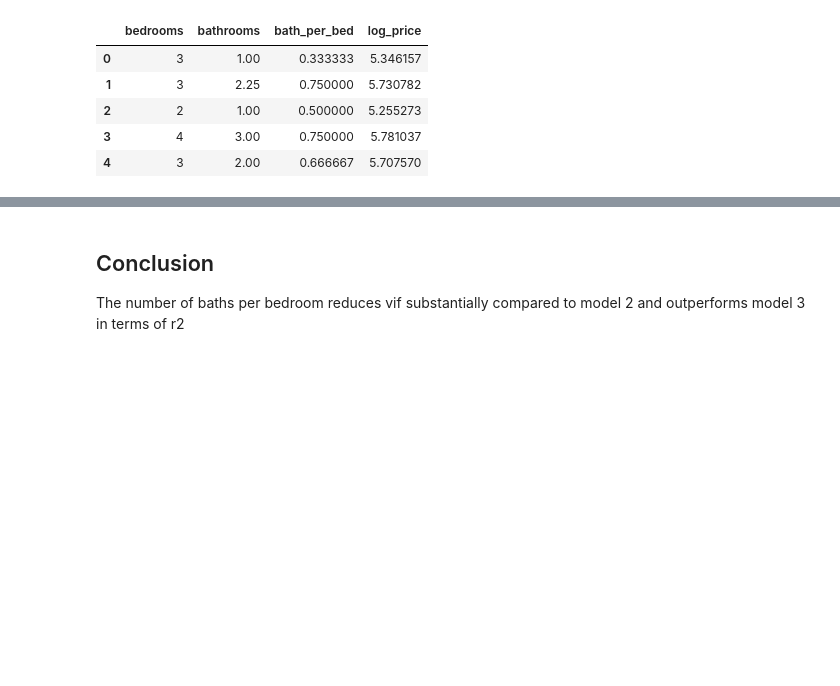
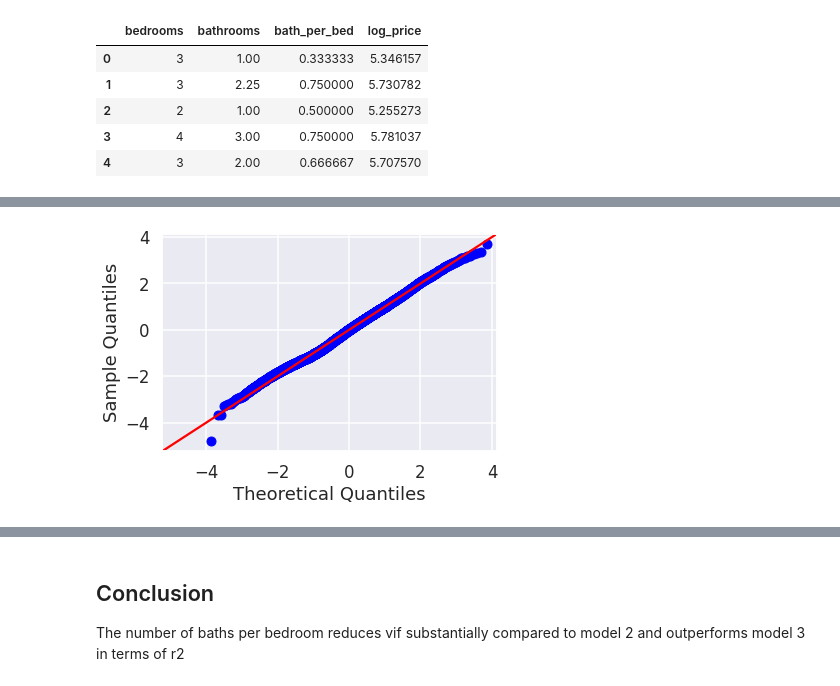
Before and after one commit to sethchart/Housing_Analysis, a Jupyter notebook: notebooks/BathBedRatio.ipynb, the cells around one changed output, grey strips where cells are left out. Cells and saved outputs as stored; diff of their text form; code cells hidden in the pictures; blank space fills up the shorter version.

```diff
--- a/notebooks/BathBedRatio.ipynb
+++ b/notebooks/BathBedRatio.ipynb
@@ -109,0 +42,4 @@ We reject the null hypothesis that our residuals are normally distributed at the
+# %%
+residual_qq_plot1 = model1.plot_residuals_normal_qq()
+# %% [output]
+[figure, added]
```
Also changed, not shown: parts of 34 cells of this notebook.
